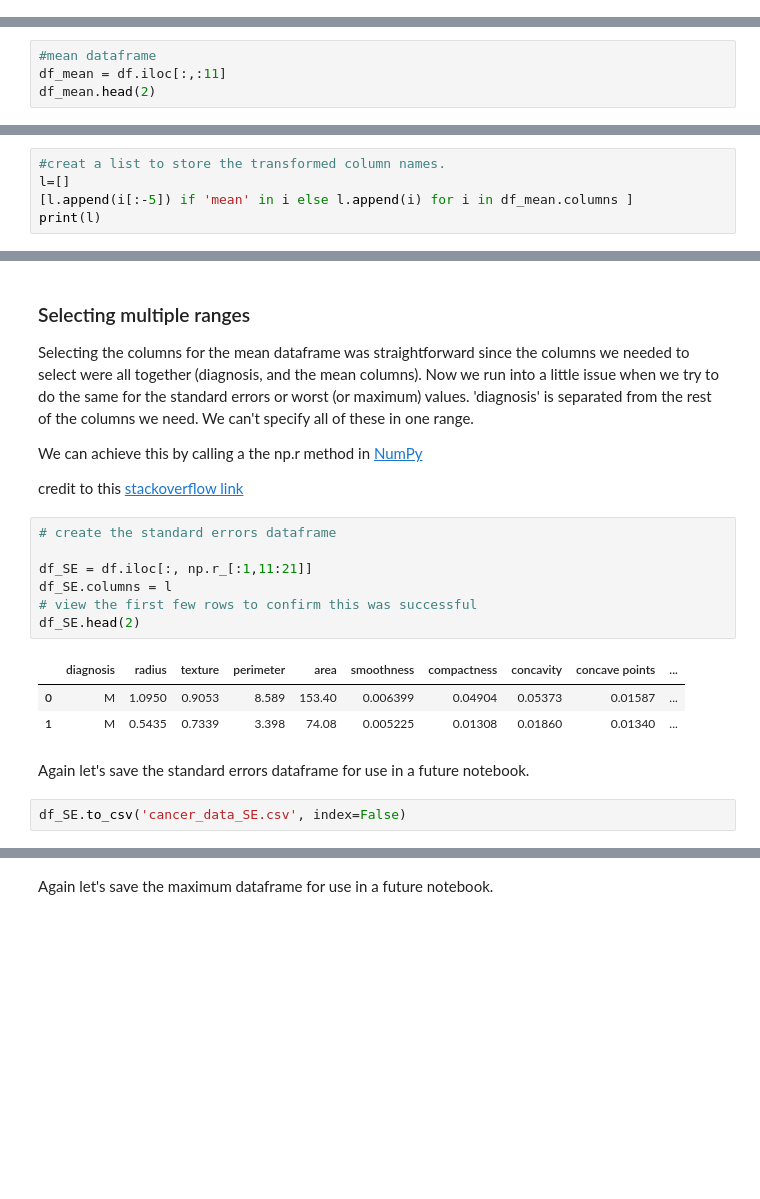
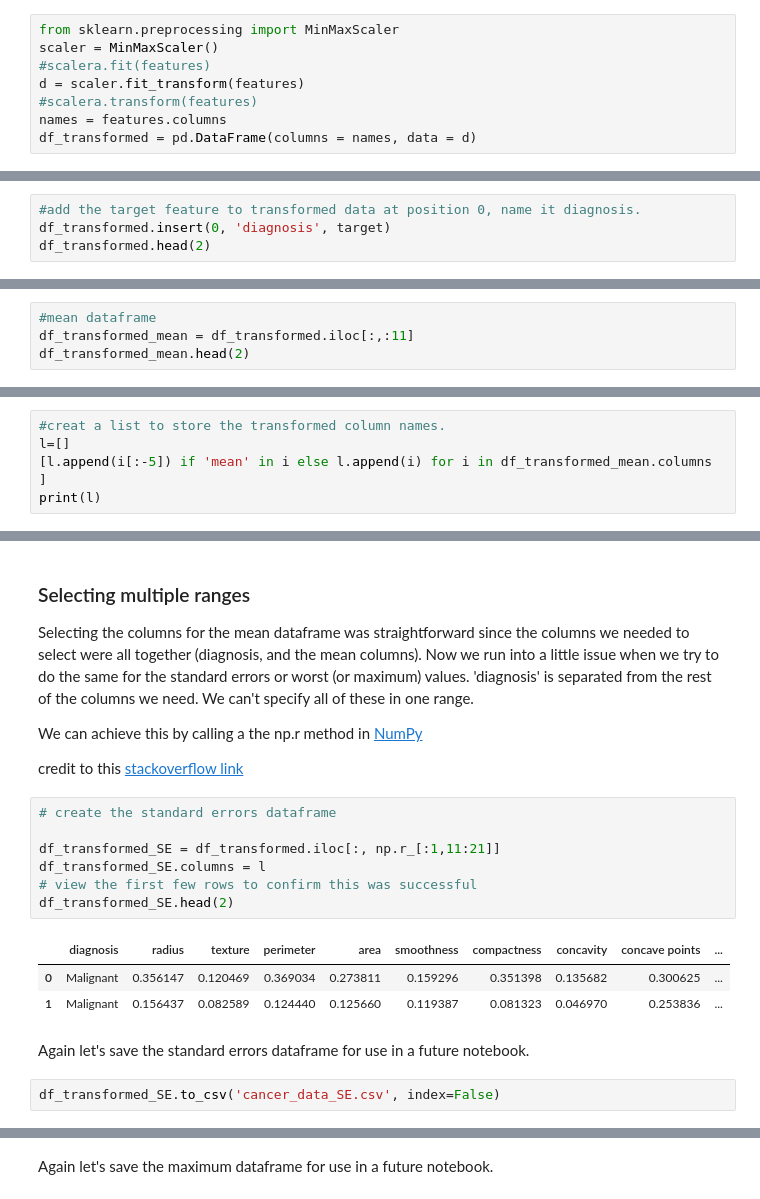
Before and after one commit to Marvykalu/Cancer_data_project, a Jupyter notebook: Breast_Cancer_data_processing.ipynb, the cells around one changed output, grey strips where cells are left out. Saved outputs shown, nothing was run; the diff lists cells and outputs as text; blank space fills up the shorter version.

```diff
--- a/Breast_Cancer_data_processing.ipynb
+++ b/Breast_Cancer_data_processing.ipynb
@@ -109,0 +126,8 @@ df.head()
+# %%
+from sklearn.preprocessing import MinMaxScaler
+scaler = MinMaxScaler()
+#scalera.fit(features)
+d = scaler.fit_transform(features)
+#scalera.transform(features)
+names = features.columns
+df_transformed = pd.DataFrame(columns = names, data = d)
@@ -109,0 +144,4 @@ df.head()
+# %%
+#add the target feature to transformed data at position 0, name it diagnosis.
+df_transformed.insert(0, 'diagnosis', target)
+df_transformed.head(2)
@@ -126,7 +172,7 @@ We observe from the index above that three different measurements (mean, standar
 Split the data into three (mean, standard error and maximum)
 # %%
 #mean dataframe
-df_mean = df.iloc[:,:11]
-df_mean.head(2)
+df_transformed_mean = df_transformed.iloc[:,:11]
+df_transformed_mean.head(2)
 # %% [output]
 |  | diagnosis | radius_mean | texture_mean | perimeter_mean | area_mean | smoothness_mean | compactness_mean | ... |
@@ -137,7 +183,7 @@ Now that we have a dataframe containing only our mean data, we will rename the c
 # %%
 #creat a list to store the transformed column names.
 l=[]
-[l.append(i[:-5]) if 'mean' in i else l.append(i) for i in df_mean.columns ]
+[l.append(i[:-5]) if 'mean' in i else l.append(i) for i in df_transformed_mean.columns ]
 print(l)
 # %% [output]
 ['diagnosis', 'radius', 'texture', 'perimeter', 'area', 'smoothness', 'compactness', 'concavity', 'concave points', 'symmetry', 'fractal_dimension']
@@ -165,18 +211,18 @@ credit to this [stackoverflow link](https://stackoverflow.com/questions/41256648
 # %%
 # create the standard errors dataframe
 
-df_SE = df.iloc[:, np.r_[:1,11:21]]
-df_SE.columns = l
+df_transformed_SE = df_transformed.iloc[:, np.r_[:1,11:21]]
+df_transformed_SE.columns = l
 # view the first few rows to confirm this was successful
-df_SE.head(2)
+df_transformed_SE.head(2)
 # %% [output]
 |  | diagnosis | radius | texture | perimeter | area | smoothness | compactness | concavity | concave points | ... |
-| 0 | M | 1.0950 | 0.9053 | 8.589 | 153.40 | 0.006399 | 0.04904 | 0.05373 | 0.01587 | ... |
-| 1 | M | 0.5435 | 0.7339 | 3.398 | 74.08 | 0.005225 | 0.01308 | 0.01860 | 0.01340 | ... |
+| 0 | Malignant | 0.356147 | 0.120469 | 0.369034 | 0.273811 | 0.159296 | 0.351398 | 0.135682 | 0.300625 | ... |
+| 1 | Malignant | 0.156437 | 0.082589 | 0.124440 | 0.125660 | 0.119387 | 0.081323 | 0.046970 | 0.253836 | ... |
 # %% [markdown]
 Again let's save the standard errors dataframe for use in a future notebook.
 # %%
-df_SE.to_csv('cancer_data_SE.csv', index=False)
+df_transformed_SE.to_csv('cancer_data_SE.csv', index=False)
 # %%
 # create the worst or maximum dataframe
 
```
Also changed, not shown: parts of 17 cells of this notebook.
